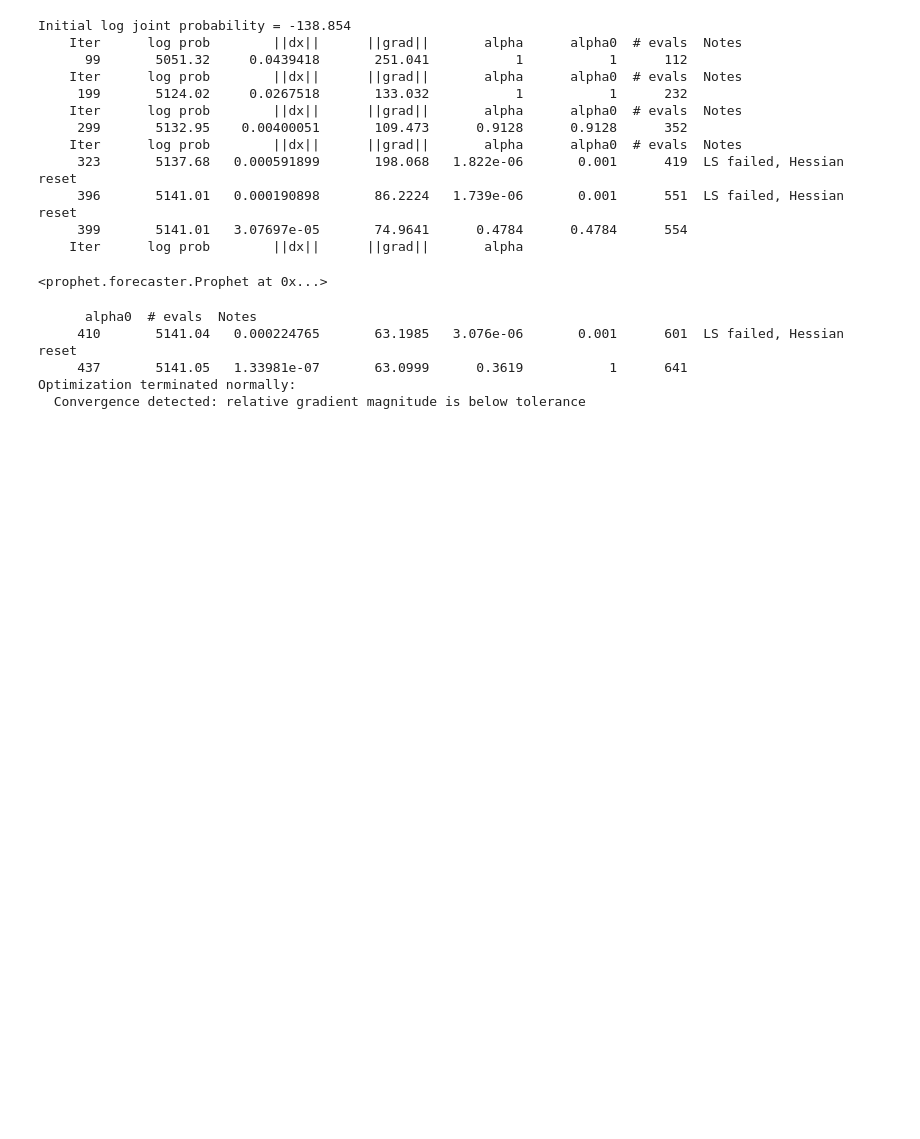
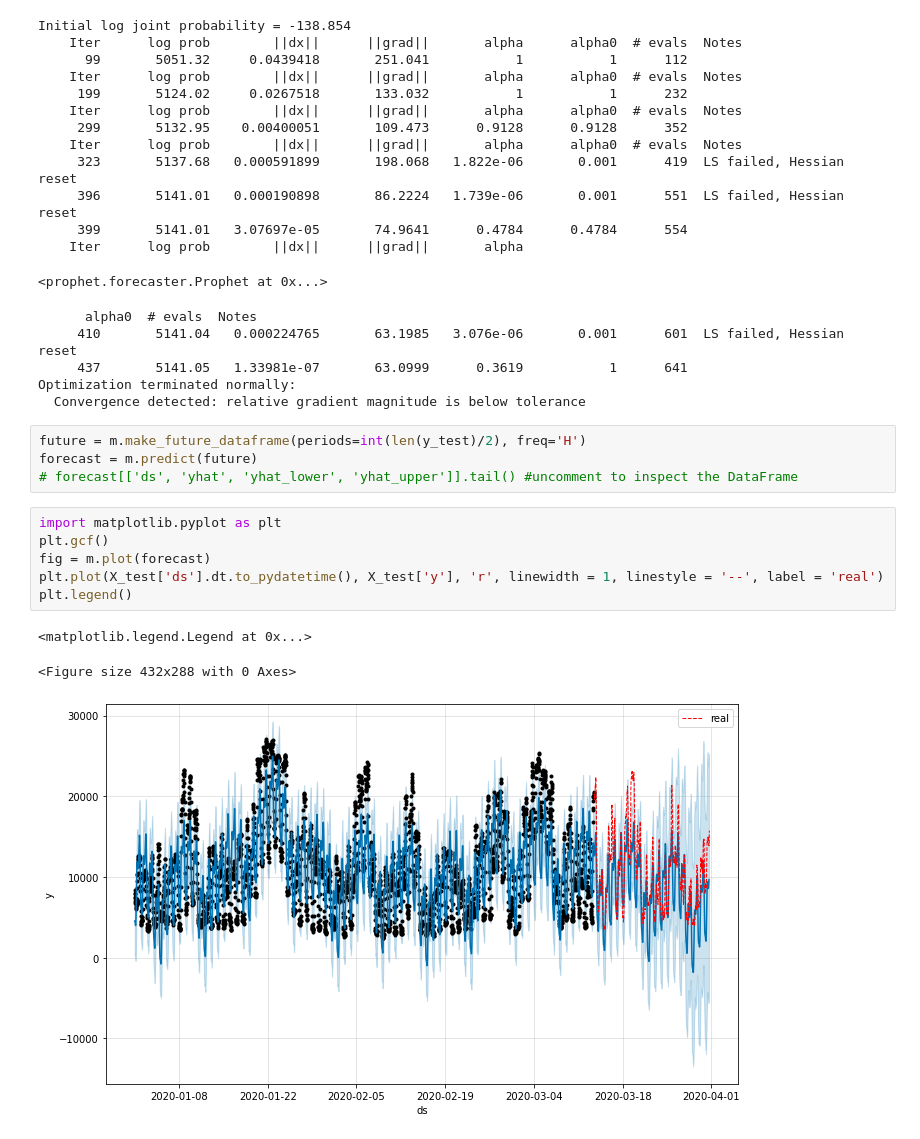
Before and after one commit to dmcwhorter-ddl/test-power-generation, a Jupyter notebook: Forecast_Power_Generation.ipynb, the cells around one changed output. Cells and saved outputs as stored; diff of their text form; blank space fills up the shorter version.

Commit message:
"Forecast_Power_Generation notebook from Step 5 working"

```diff
--- a/power-generation.ipynb
+++ b/Forecast_Power_Generation.ipynb
@@ -84,3 +85,17 @@ Initial log joint probability = -138.854
      437       5141.05   1.33981e-07       63.0999      0.3619           1      641
 Optimization terminated normally:
   Convergence detected: relative gradient magnitude is below tolerance
+# %%
+future = m.make_future_dataframe(periods=int(len(y_test)/2), freq='H')
+forecast = m.predict(future)
+# forecast[['ds', 'yhat', 'yhat_lower', 'yhat_upper']].tail() #uncomment to inspect the DataFrame
+# %%
+import matplotlib.pyplot as plt
+plt.gcf()
+fig = m.plot(forecast)
+plt.plot(X_test['ds'].dt.to_pydatetime(), X_test['y'], 'r', linewidth = 1, linestyle = '--', label = 'real')
+plt.legend()
+# %% [output]
+<matplotlib.legend.Legend at 0x...>
+<Figure size 432x288 with 0 Axes>
+[figure, added]
```
Also changed, not shown: parts of 1 cell of this notebook.
